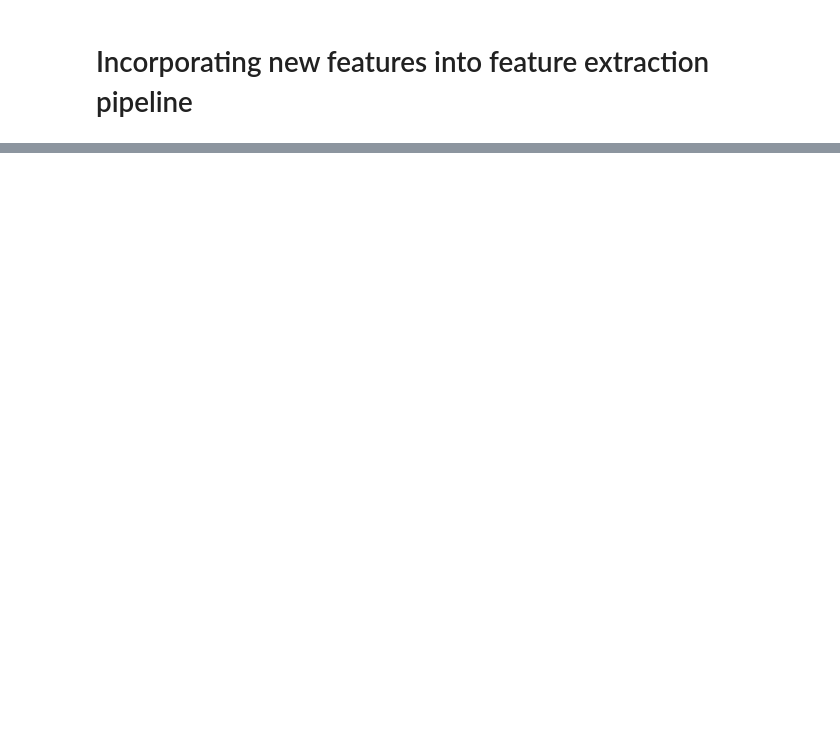
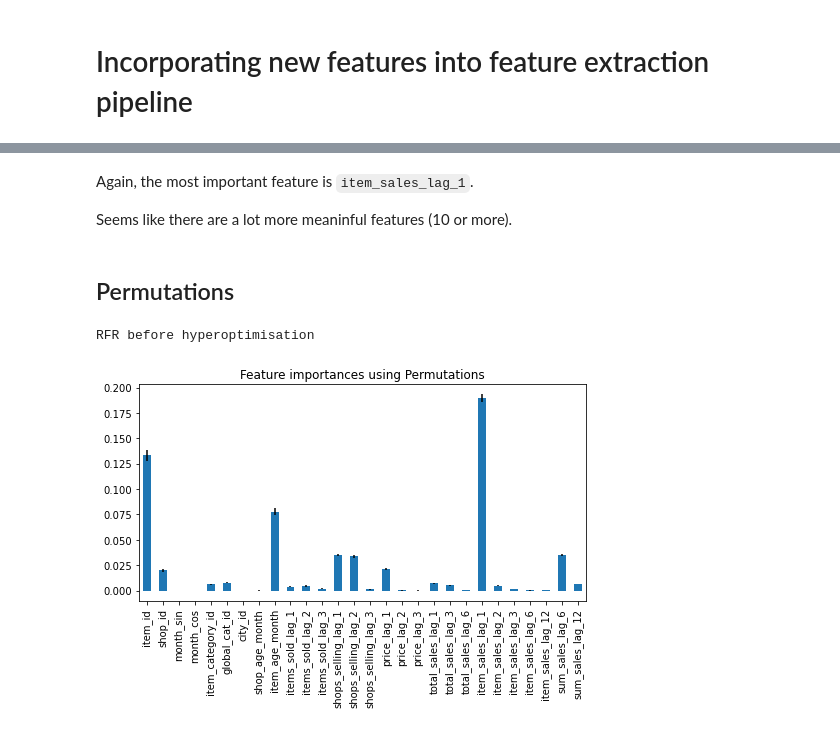
Before and after one commit to masha-mcr/DS_practice, a Jupyter notebook: future_sales_prediction/notebooks/3. Advanced modeling.ipynb, the cells around one changed output, grey strips where cells are left out. Saved outputs shown, nothing was run; the diff lists cells and outputs as text; code cells hidden in the pictures; blank space fills up the shorter version.

```diff
--- a/future_sales_prediction/notebooks/3. Advanced modeling.ipynb
+++ b/future_sales_prediction/notebooks/3. Advanced modeling.ipynb
@@ -220,0 +419,12 @@ train.head()
+# %% [markdown]
+Again, the most important feature is `item_sales_lag_1`.
+
+Seems like there are a lot more meaninful features (10 or more).
+# %% [markdown]
+## Permutations
+# %%
+print('RFR before hyperoptimisation')
+permute_importance(rfr, v_x, v_y);
+# %% [output]
+RFR before hyperoptimisation
+[figure, added]
```
Also changed, not shown: parts of 109 cells of this notebook.
